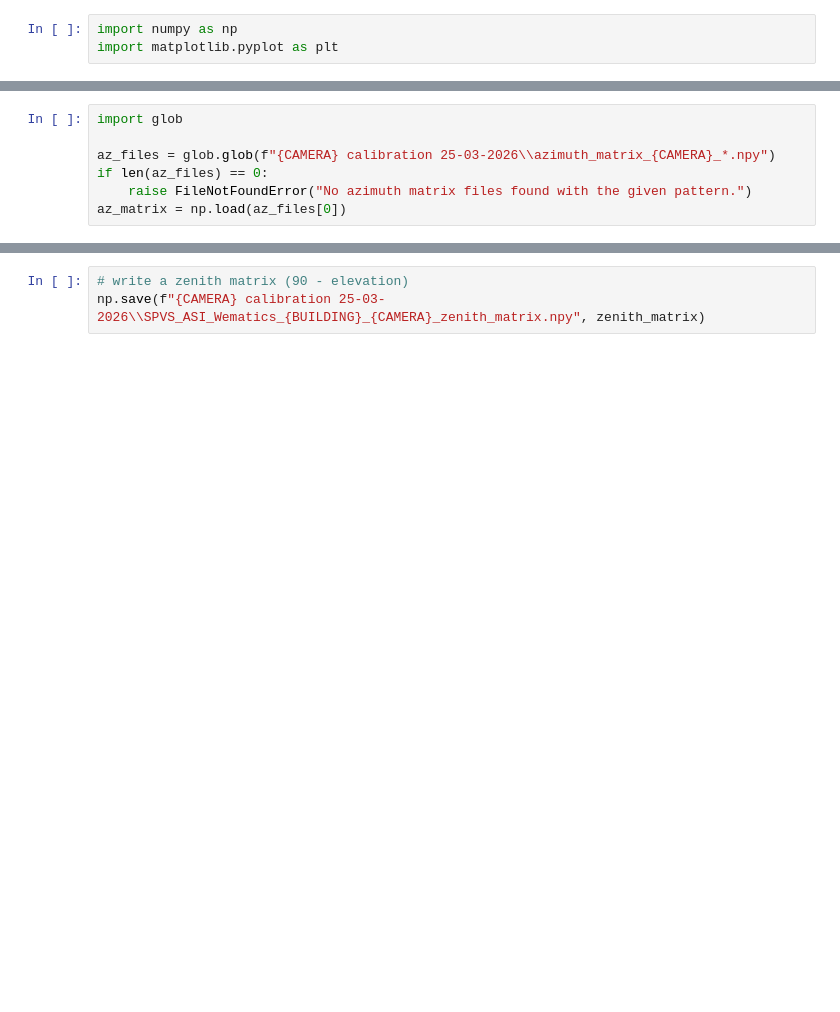
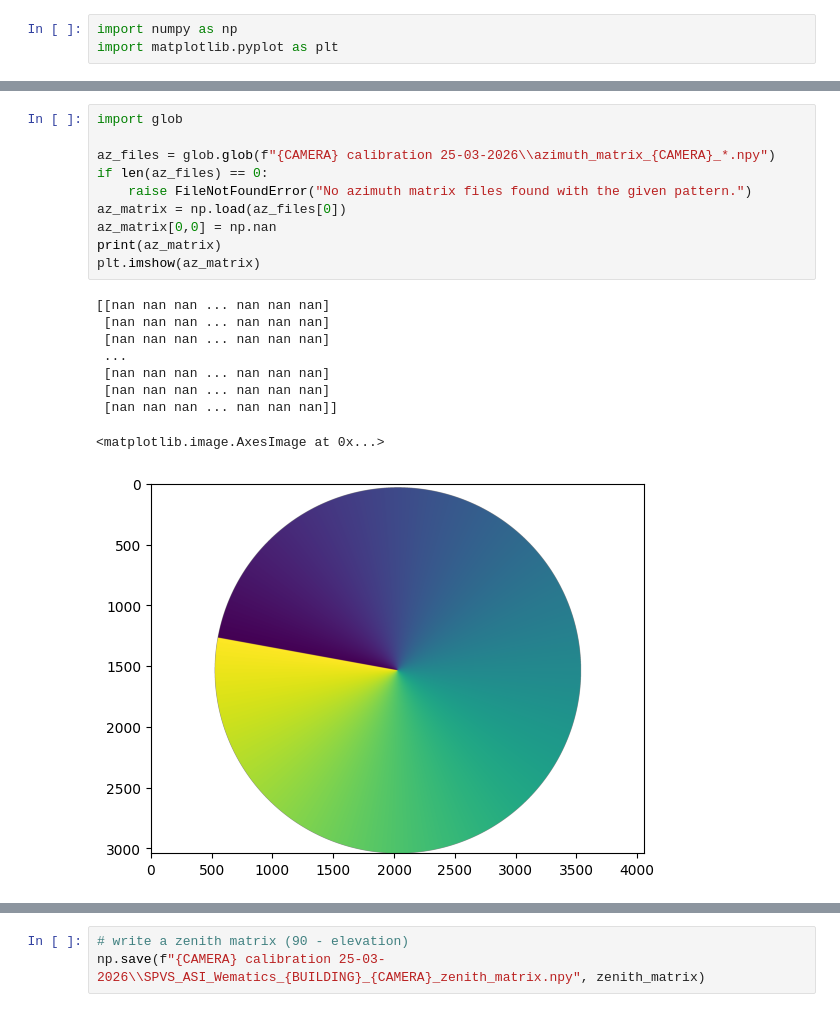
Before and after one commit to jkrtho/DLR-Sky-Imaging, a Jupyter notebook: evaluate_calibration.ipynb, the cells around one changed output, grey strips where cells are left out. Drawn from its saved outputs; the diff is of its cells as text; blank space fills up the shorter version.

```diff
--- a/evaluate_calibration.ipynb
+++ b/evaluate_calibration.ipynb
@@ -12,10 +12,23 @@ calib_dir
 # %%
 import glob
 
 az_files = glob.glob(f"{CAMERA} calibration 25-03-2026\\azimuth_matrix_{CAMERA}_*.npy")
 if len(az_files) == 0:
     raise FileNotFoundError("No azimuth matrix files found with the given pattern.")
 az_matrix = np.load(az_files[0])
+az_matrix[0,0] = np.nan
+print(az_matrix)
+plt.imshow(az_matrix)
+# %% [output]
+[[nan nan nan ... nan nan nan]
+ [nan nan nan ... nan nan nan]
+ [nan nan nan ... nan nan nan]
+ ...
+ [nan nan nan ... nan nan nan]
+ [nan nan nan ... nan nan nan]
+ [nan nan nan ... nan nan nan]]
+<matplotlib.image.AxesImage at 0x...>
+[figure, added]
 # %%
 north_azimuth_matrix = (90-np.degrees(az_matrix))%360
 plt.imshow(north_azimuth_matrix)
```
Also changed, not shown: parts of 4 cells of this notebook, 5 other files.
